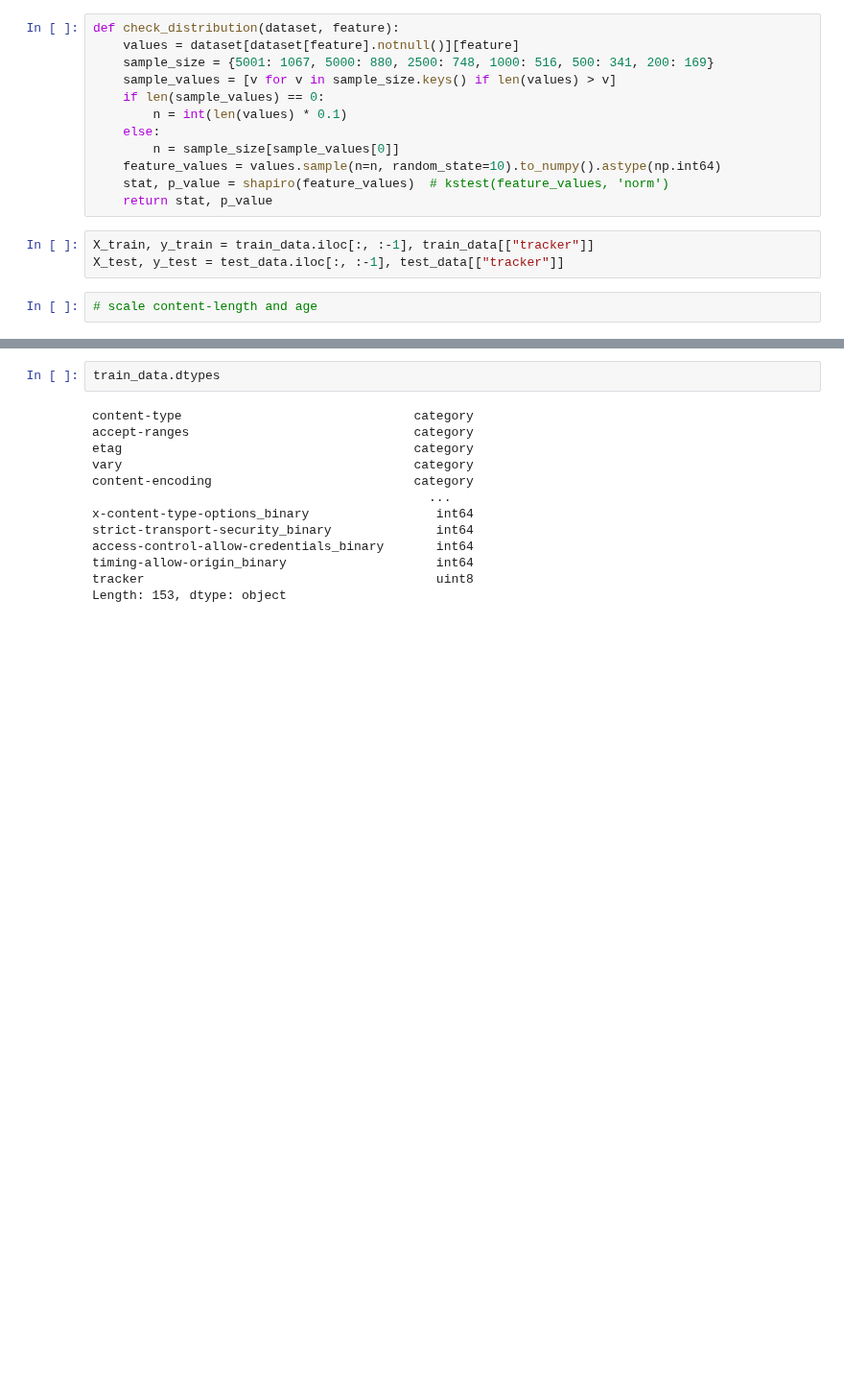
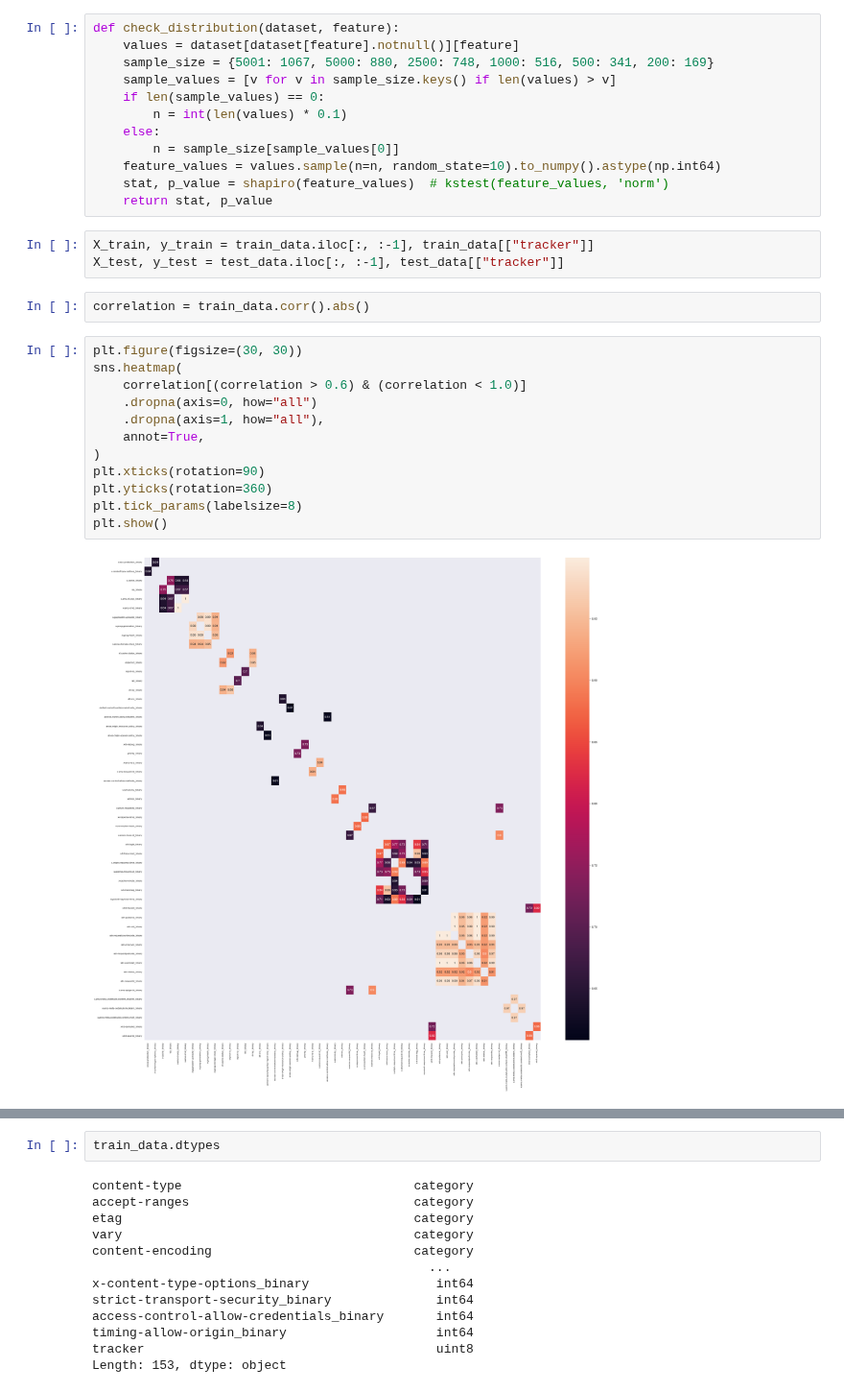
Before and after one commit to wolfrieder/http-response-classifier, a Jupyter notebook: notebooks/modeling.ipynb, the cells around one changed output, grey strips where cells are left out. Shown at 96% size. Cells and saved outputs as stored; diff of their text form; blank space fills up the shorter version.

```diff
--- a/notebooks/modeling.ipynb
+++ b/notebooks/modeling.ipynb
@@ -55,5 +272,19 @@ def check_distribution(dataset, feature):
 # %%
 X_train, y_train = train_data.iloc[:, :-1], train_data[["tracker"]]
 X_test, y_test = test_data.iloc[:, :-1], test_data[["tracker"]]
-# %%
-# scale content-length and age
+# %%
+correlation = train_data.corr().abs()
+# %%
+plt.figure(figsize=(30, 30))
+sns.heatmap(
+    correlation[(correlation > 0.6) & (correlation < 1.0)]
+    .dropna(axis=0, how="all")
+    .dropna(axis=1, how="all"),
+    annot=True,
+)
+plt.xticks(rotation=90)
+plt.yticks(rotation=360)
+plt.tick_params(labelsize=8)
+plt.show()
+# %% [output]
+[figure, added]
```
Also changed, not shown: parts of 105 cells of this notebook, 14 other files.
